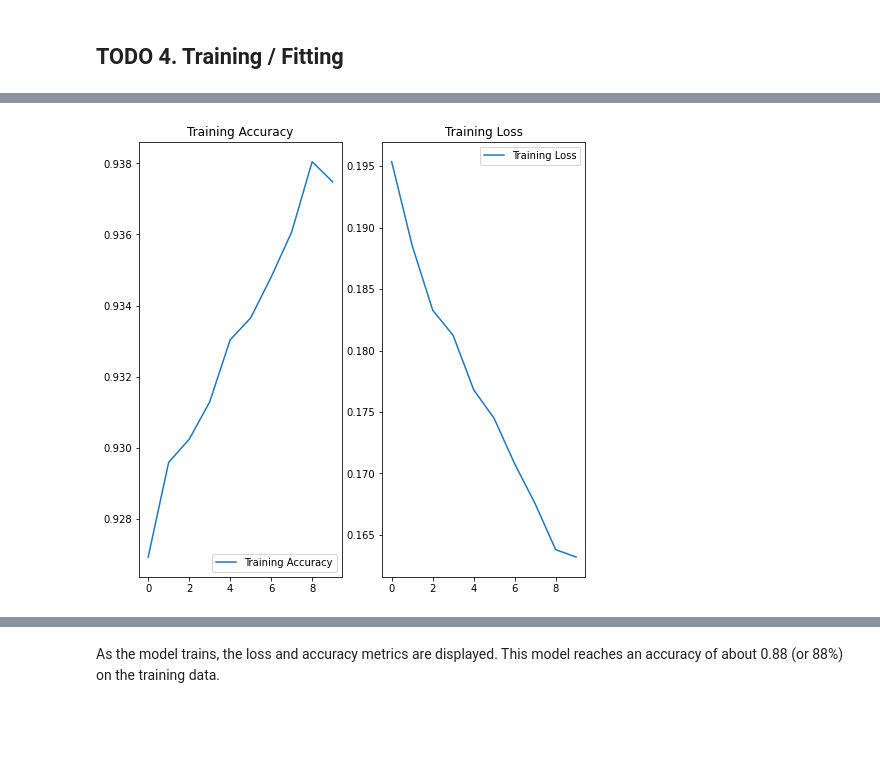
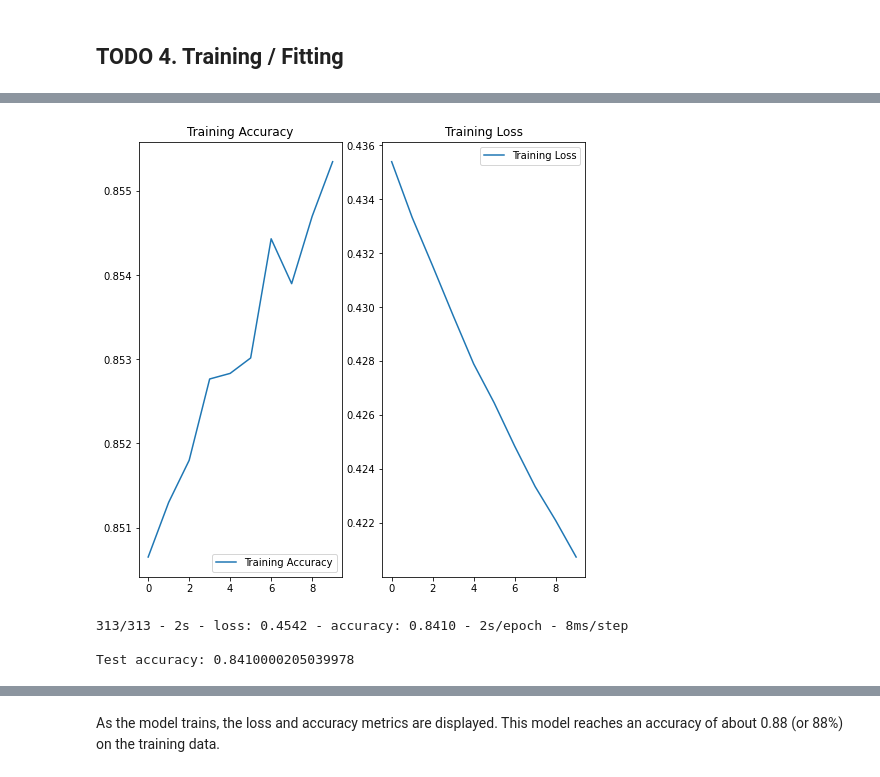
Before and after one commit to callysthenes/python_deep_learning_mbd, a Jupyter notebook: 2022_DNN_BasicImageClassification_template_pedrov.ipynb, the cells around one changed output, grey strips where cells are left out. Drawn from its saved outputs; the diff is of its cells as text; code cells hidden in the pictures; blank space fills up the shorter version.

```diff
--- a/2022_DNN_BasicImageClassification_template_pedrov.ipynb
+++ b/2022_DNN_BasicImageClassification_template_pedrov.ipynb
@@ -283,9 +283,9 @@ Before the model is ready for training, it needs a few more settings. These are
 # The cost function should be from the crossentropy family (if we use softmax), but which one?
 # https://keras.io/api/losses/
 
-model1 = model.compile(optimizer='adam',
-              loss='sparse_categorical_crossentropy',
-              metrics=['accuracy'])
+model4 = model.compile(optimizer='adagrad',
+                loss='sparse_categorical_crossentropy',
+                metrics=['accuracy'])
 # %% [markdown]
 
 model2 = model.compile(optimizer='sgd',
@@ -385,7 +394,7 @@ log_dir = "logs/fit/" + datetime.datetime.now().strftime("%Y%m%d-%H%M%S")
 tensorboard_callback = keras.callbacks.TensorBoard(log_dir=log_dir, histogram_freq=1)
 csv_logger_callback = keras.callbacks.CSVLogger('training.log')
 early_stopping = keras.callbacks.EarlyStopping(
-    monitor='accuracy', min_delta=0, patience=5, verbose=0,
+    monitor='accuracy', min_delta=0, patience=3, verbose=0,
     mode='auto', baseline=None, restore_best_weights=False
 )
 callbacks = [tensorboard_callback, csv_logger_callback, early_stopping]
@@ -408,6 +417,6 @@ To start training,  call the `model.fit` method—so called because it "fits" th
 ## TODO 4. Training / Fitting
 # %%
 # Train adam model using the training dataset and the callbacks you build in the above section
-history1 = model.fit(train_images, train_labels, epochs=10, callbacks=callbacks)
+history = model.fit(train_images, train_labels, epochs=10, callbacks=callbacks)
 # %% [output]
 Epoch 1/10
@@ -434,23 +443,30 @@ Epoch 10/10
 # %%
-#plot accuracy and loss for adam model
-acc = history1.history['accuracy']
-loss = history1.history['loss']
+#plot accuracy and loss for adagrad model
+acc = history.history['accuracy']
+loss = history.history['loss']
 
 epochs_range = range(10)
 
 plt.figure(figsize=(8, 8))
 plt.subplot(1, 2, 1)
 plt.plot(epochs_range, acc, label='Training Accuracy')
 plt.legend(loc='lower right')
 plt.title('Training Accuracy')
 
 plt.subplot(1, 2, 2)
 plt.plot(epochs_range, loss, label='Training Loss')
 plt.legend(loc='upper right')
 plt.title('Training Loss')
 plt.show()
+# Evaluate the model using the test dataset
+test_loss, test_acc = model.evaluate(test_images,  test_labels, verbose=2)
+
+print('\nTest accuracy:', test_acc)
 # %% [output]
-[figure, old version]
+[figure, new version]
+313/313 - 2s - loss: 0.4542 - accuracy: 0.8410 - 2s/epoch - 8ms/step
+
+Test accuracy: 0.8410000205039978
 # %%
 #evaluate model on train data
 train_loss, train_acc = model.evaluate(train_images,  train_labels, verbose=2)
```
Also changed, not shown: parts of 14 cells of this notebook, 6 other files.
